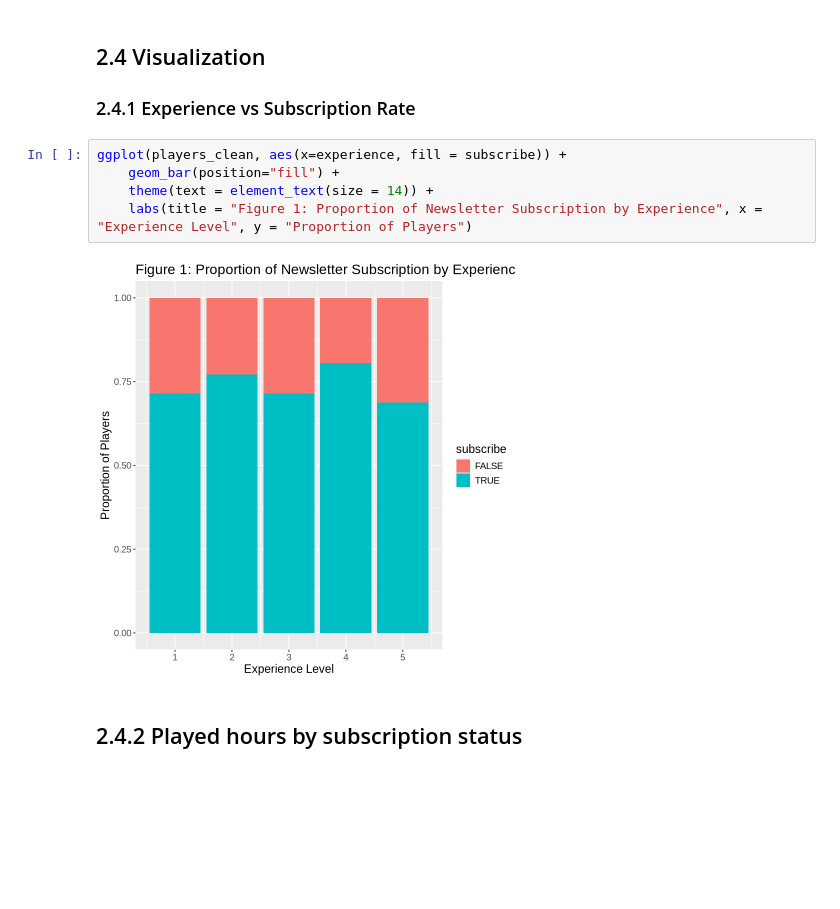
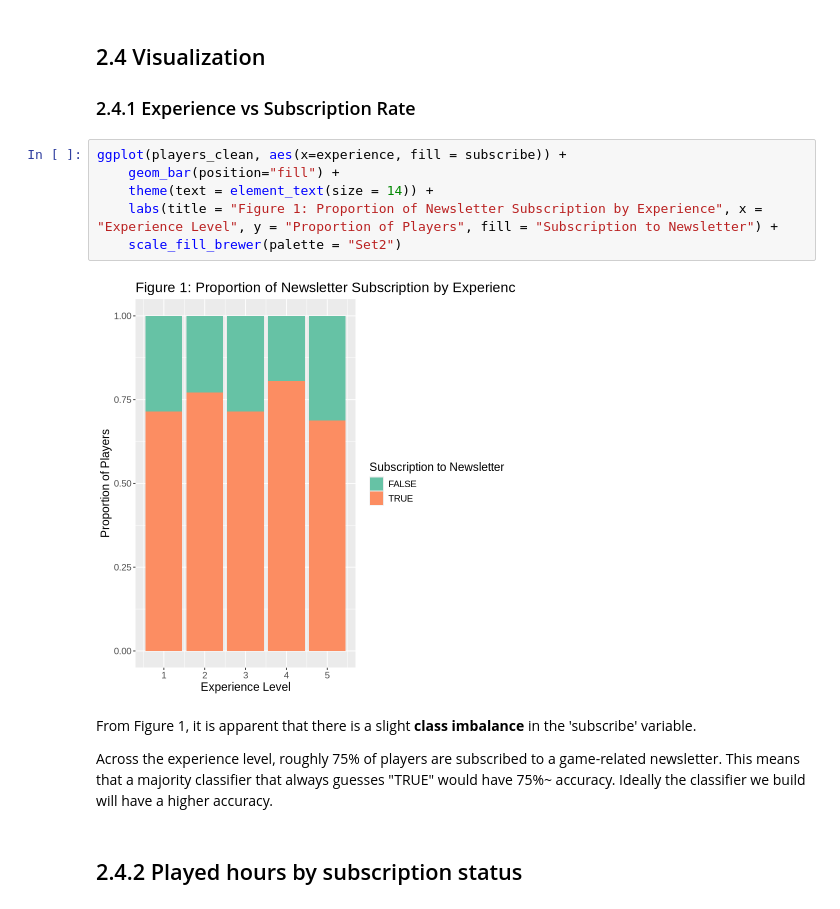
Before and after one commit to JLin4115/gp_dsci_17, a Jupyter notebook: Project group17 report.ipynb, the cells around one changed output. Drawn from its saved outputs; the diff is of its cells as text; blank space fills up the shorter version.

Commit message:
Visualization edits
Edited visualizations to be colorblind friendly, added label for bar colors and short description of figure 1

```diff
--- a/Project group17 report.ipynb
+++ b/Project group17 report.ipynb
@@ -138,10 +121,15 @@ In a table
 # %%
 ggplot(players_clean, aes(x=experience, fill = subscribe)) +
     geom_bar(position="fill") +
     theme(text = element_text(size = 14)) +
-    labs(title = "Figure 1: Proportion of Newsletter Subscription by Experience", x = "Experience Level", y = "Proportion of Players")
+    labs(title = "Figure 1: Proportion of Newsletter Subscription by Experience", x = "Experience Level", y = "Proportion of Players", fill = "Subscription to Newsletter") +
+    scale_fill_brewer(palette = "Set2")
 # %% [output]
-[figure, old version]
+[figure, new version]
+# %% [markdown]
+From Figure 1, it is apparent that there is a slight **class imbalance** in the 'subscribe' variable.
+
+Across the experience level, roughly 75%  of players are subscribed to a game-related newsletter. This means that a majority classifier that always guesses "TRUE" would have 75%~ accuracy. Ideally the classifier we build will have a higher accuracy.
 # %% [markdown]
 ## 2.4.2 Played hours by subscription status
 # %%
```
Also changed, not shown: parts of 4 cells of this notebook.
